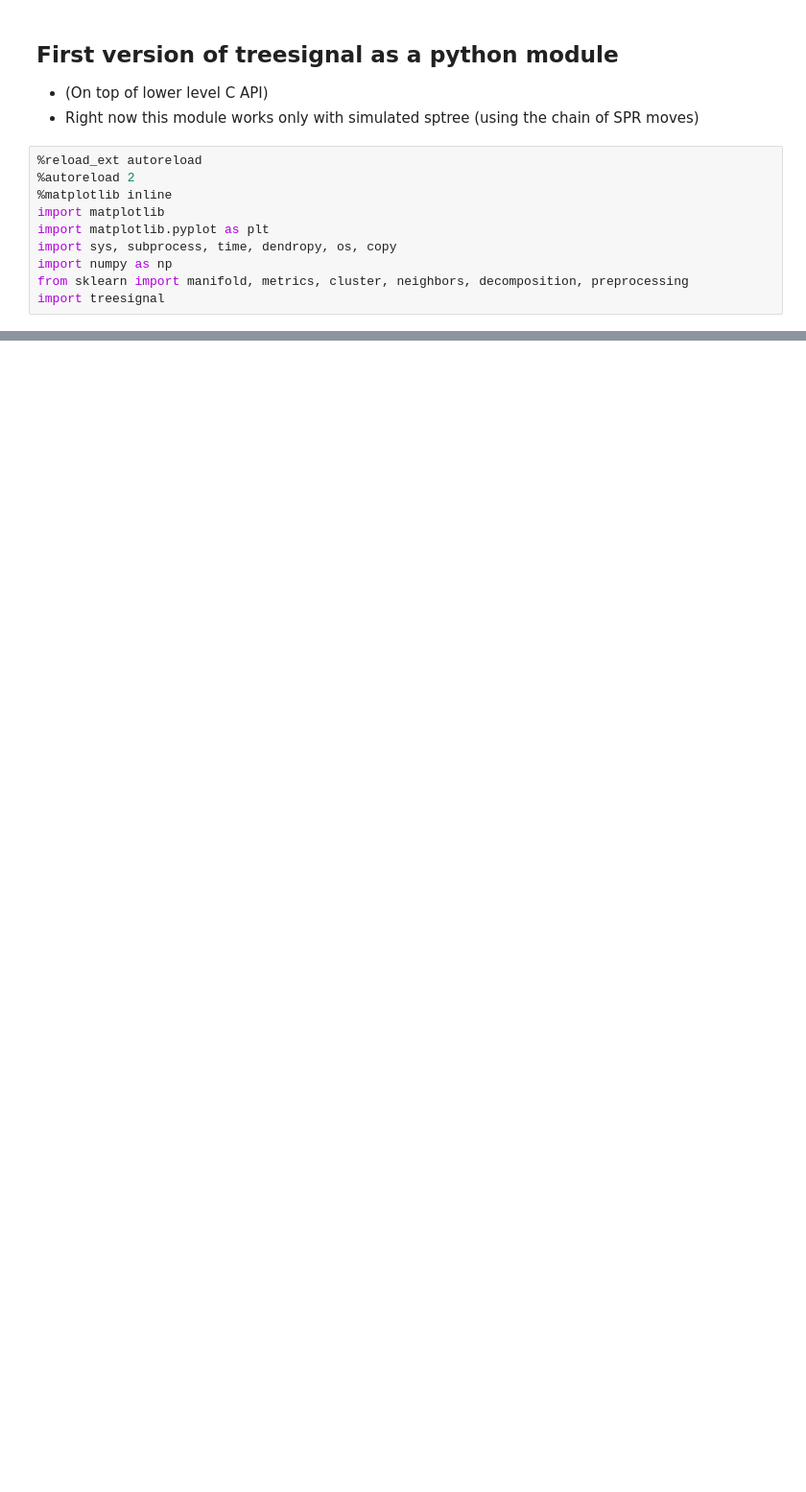
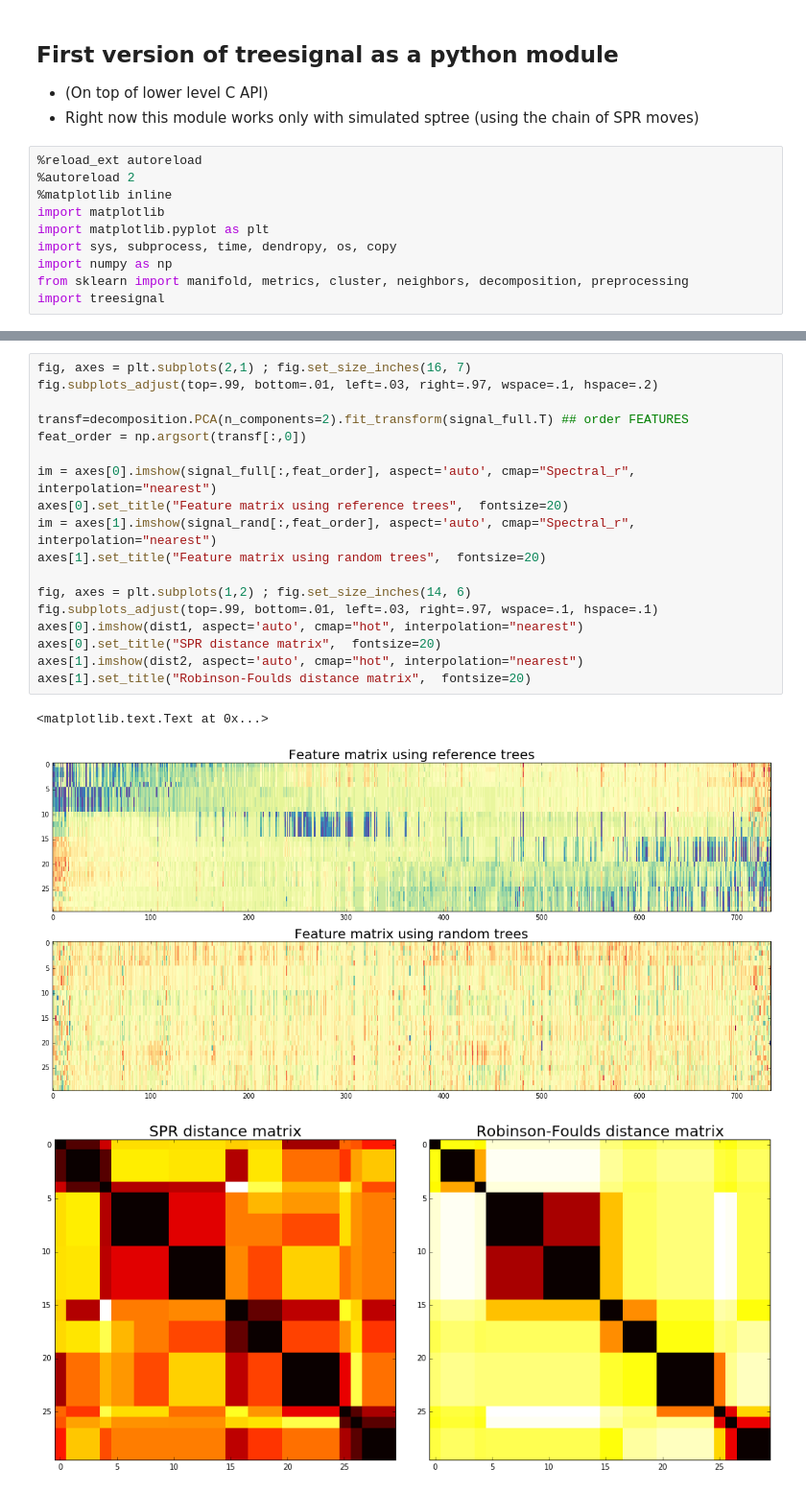
Before and after one commit to leomrtns/genefam-dist, a Jupyter notebook: docs/005.treesignal_python_module.ipynb, the cells around one changed output, grey strips where cells are left out. Shown at 96% size. Drawn from its saved outputs; the diff is of its cells as text; blank space fills up the shorter version.

```diff
--- a/docs/005.treesignal_python_module.ipynb
+++ b/docs/005.treesignal_python_module.ipynb
@@ -93,0 +125,22 @@ axes[1].set_title("MDS using precomputed SPR distance matrix")
+# %%
+fig, axes = plt.subplots(2,1) ; fig.set_size_inches(16, 7)
+fig.subplots_adjust(top=.99, bottom=.01, left=.03, right=.97, wspace=.1, hspace=.2)
+
+transf=decomposition.PCA(n_components=2).fit_transform(signal_full.T) ## order FEATURES
+feat_order = np.argsort(transf[:,0])
+
+im = axes[0].imshow(signal_full[:,feat_order], aspect='auto', cmap="Spectral_r", interpolation="nearest")
+axes[0].set_title("Feature matrix using reference trees",  fontsize=20)
+im = axes[1].imshow(signal_rand[:,feat_order], aspect='auto', cmap="Spectral_r", interpolation="nearest")
+axes[1].set_title("Feature matrix using random trees",  fontsize=20)
+
+fig, axes = plt.subplots(1,2) ; fig.set_size_inches(14, 6)
+fig.subplots_adjust(top=.99, bottom=.01, left=.03, right=.97, wspace=.1, hspace=.1)
+axes[0].imshow(dist1, aspect='auto', cmap="hot", interpolation="nearest")
+axes[0].set_title("SPR distance matrix",  fontsize=20)
+axes[1].imshow(dist2, aspect='auto', cmap="hot", interpolation="nearest")
+axes[1].set_title("Robinson-Foulds distance matrix",  fontsize=20)
+# %% [output]
+<matplotlib.text.Text at 0x...>
+[figure, added]
+[figure, added]
```
Also changed, not shown: parts of 10 cells of this notebook, 9 other files.
